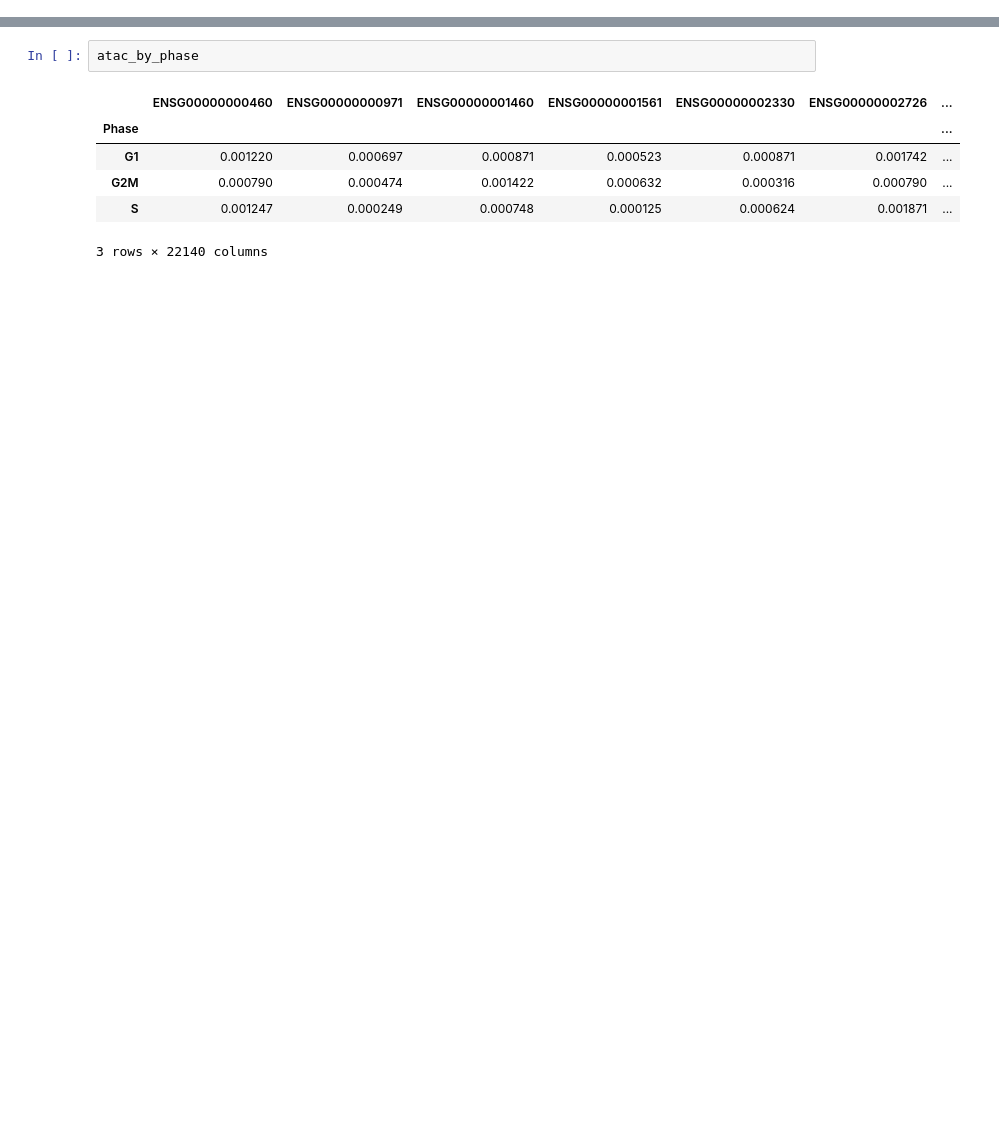
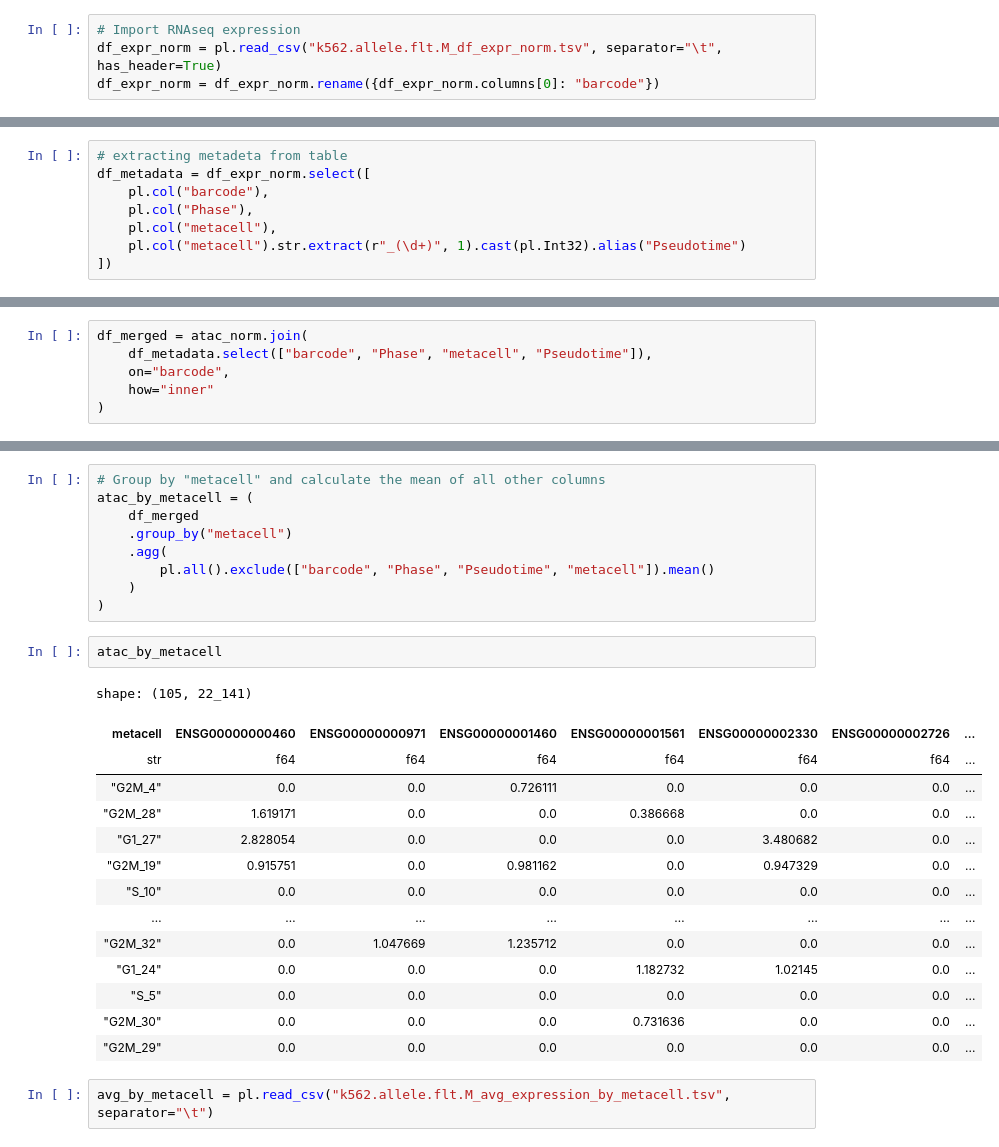
Before and after one commit to SFGLab/Team8_PhaseSpecific_Chromatin_Changes, a Jupyter notebook: ATACseq.ipynb, the cells around one changed output, grey strips where cells are left out. Cells and saved outputs as stored; diff of their text form; blank space fills up the shorter version.

```diff
--- a/ATACseq.ipynb
+++ b/ATACseq.ipynb
@@ -73,0 +85,4 @@ atac_by_phase = atac_with_phase.groupby("Phase").mean()
+# %%
+# Import RNAseq expression
+df_expr_norm = pl.read_csv("k562.allele.flt.M_df_expr_norm.tsv", separator="\t", has_header=True)
+df_expr_norm = df_expr_norm.rename({df_expr_norm.columns[0]: "barcode"})
@@ -73,0 +106,8 @@ atac_by_phase = atac_with_phase.groupby("Phase").mean()
+# %%
+# extracting metadeta from table
+df_metadata = df_expr_norm.select([
+    pl.col("barcode"),
+    pl.col("Phase"),
+    pl.col("metacell"),
+    pl.col("metacell").str.extract(r"_(\d+)", 1).cast(pl.Int32).alias("Pseudotime")
+])
@@ -73,0 +131,6 @@ atac_by_phase = atac_with_phase.groupby("Phase").mean()
+# %%
+df_merged = atac_norm.join(
+    df_metadata.select(["barcode", "Phase", "metacell", "Pseudotime"]),
+    on="barcode",
+    how="inner"
+)
@@ -74,9 +154,28 @@ atac_by_phase = atac_with_phase.groupby("Phase").mean()
+# %%
+# Group by "metacell" and calculate the mean of all other columns
+atac_by_metacell = (
+    df_merged
+    .group_by("metacell")
+    .agg(
+        pl.all().exclude(["barcode", "Phase", "Pseudotime", "metacell"]).mean()
+    )
+)
 # %%
-atac_by_phase
+atac_by_metacell
 # %% [output]
+shape: (105, 22_141)
-|  | ENSG00000000460 | ENSG00000000971 | ENSG00000001460 | ENSG00000001561 | ENSG00000002330 | ENSG00000002726 | ... |
-| Phase |  |  |  |  |  |  | ... |
-| G1 | 0.001220 | 0.000697 | 0.000871 | 0.000523 | 0.000871 | 0.001742 | ... |
-| G2M | 0.000790 | 0.000474 | 0.001422 | 0.000632 | 0.000316 | 0.000790 | ... |
-| S | 0.001247 | 0.000249 | 0.000748 | 0.000125 | 0.000624 | 0.001871 | ... |
+| metacell | ENSG00000000460 | ENSG00000000971 | ENSG00000001460 | ENSG00000001561 | ENSG00000002330 | ENSG00000002726 | ... |
+| str | f64 | f64 | f64 | f64 | f64 | f64 | ... |
+| "G2M_4" | 0.0 | 0.0 | 0.726111 | 0.0 | 0.0 | 0.0 | ... |
+| "G2M_28" | 1.619171 | 0.0 | 0.0 | 0.386668 | 0.0 | 0.0 | ... |
+| "G1_27" | 2.828054 | 0.0 | 0.0 | 0.0 | 3.480682 | 0.0 | ... |
+| "G2M_19" | 0.915751 | 0.0 | 0.981162 | 0.0 | 0.947329 | 0.0 | ... |
+| "S_10" | 0.0 | 0.0 | 0.0 | 0.0 | 0.0 | 0.0 | ... |
+| … | … | … | … | … | … | … | ... |
+| "G2M_32" | 0.0 | 1.047669 | 1.235712 | 0.0 | 0.0 | 0.0 | ... |
+| "G1_24" | 0.0 | 0.0 | 0.0 | 1.182732 | 1.02145 | 0.0 | ... |
+| "S_5" | 0.0 | 0.0 | 0.0 | 0.0 | 0.0 | 0.0 | ... |
+| "G2M_30" | 0.0 | 0.0 | 0.0 | 0.731636 | 0.0 | 0.0 | ... |
+| "G2M_29" | 0.0 | 0.0 | 0.0 | 0.0 | 0.0 | 0.0 | ... |
-3 rows × 22140 columns
+# %%
+avg_by_metacell = pl.read_csv("k562.allele.flt.M_avg_expression_by_metacell.tsv", separator="\t")
```
Also changed, not shown: parts of 40 cells of this notebook, 2 other files.
